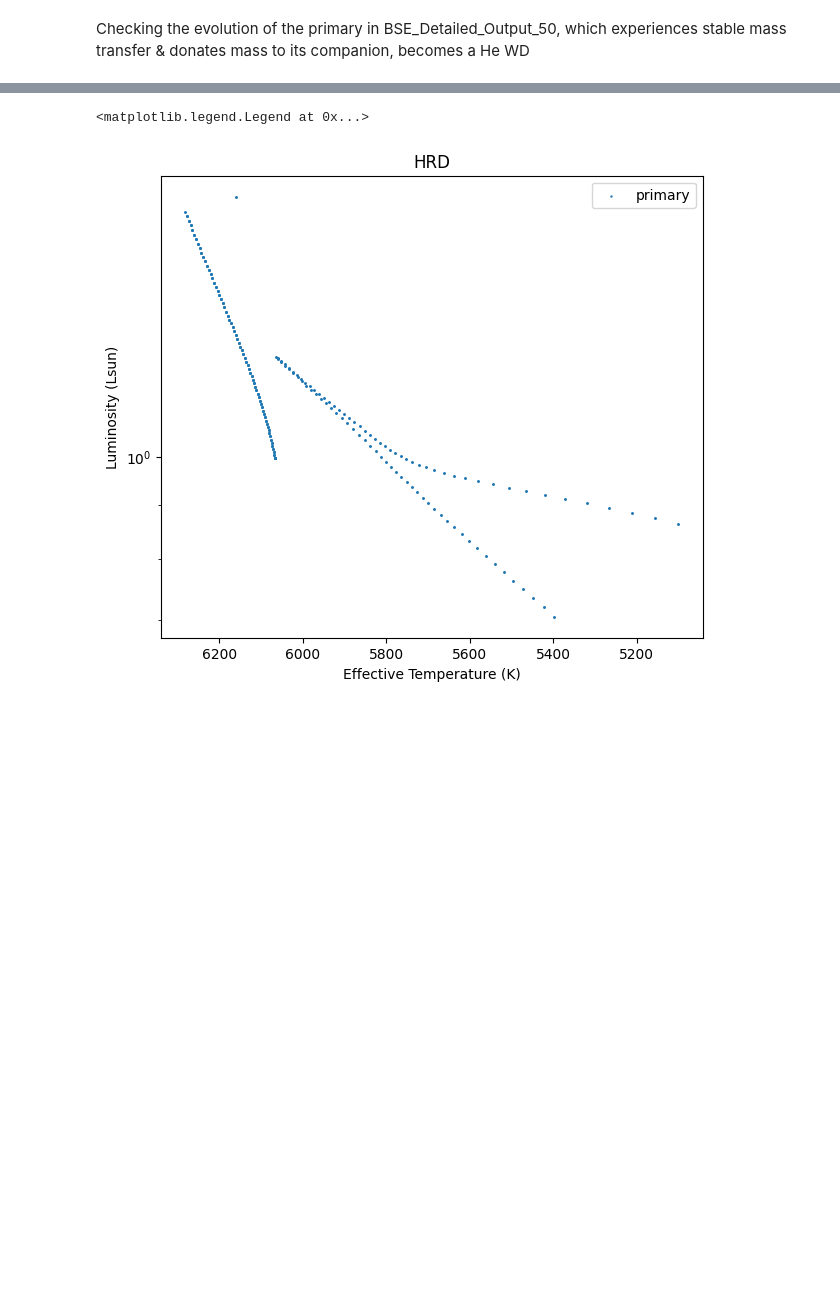
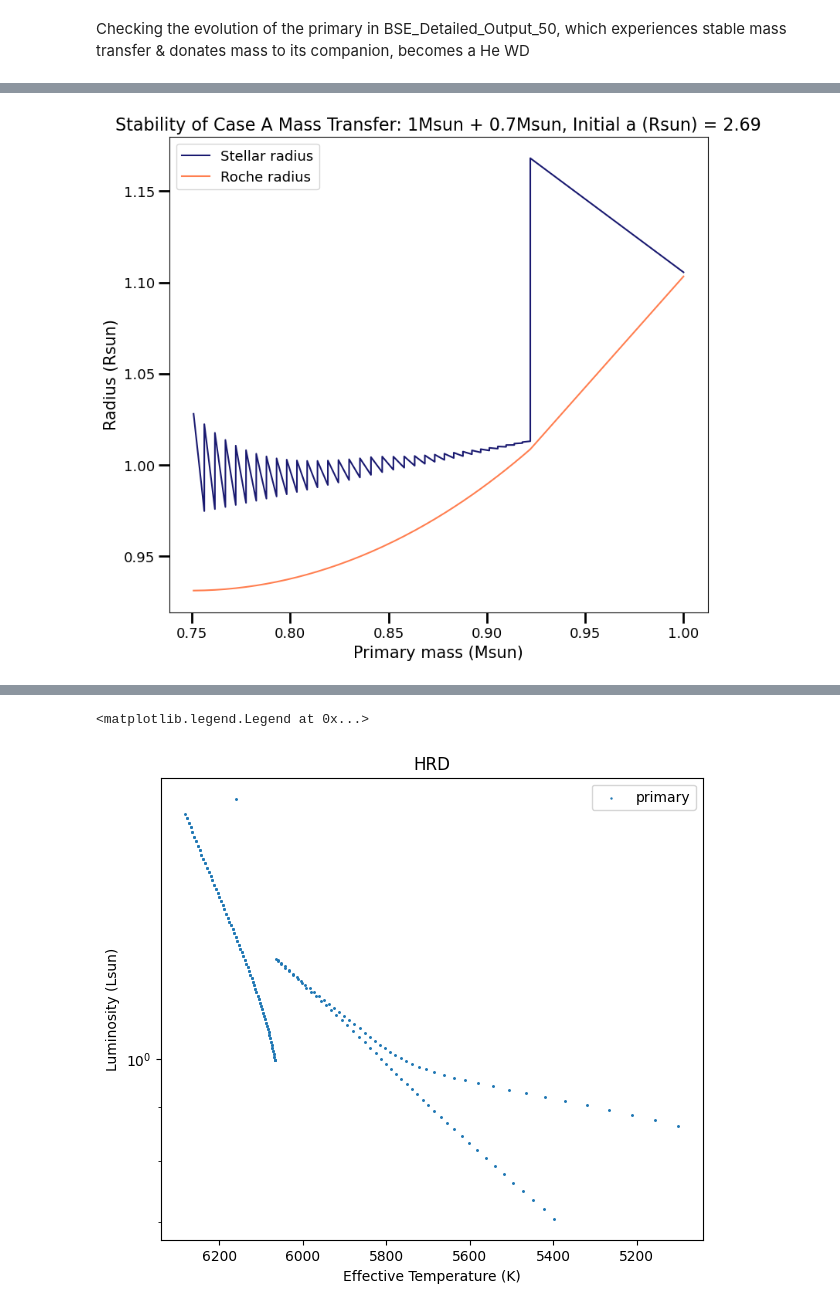
Before and after one commit to mkim0029/COMPAS, a Jupyter notebook: src/Z_0.008/Detailed_Output/read.ipynb, the cells around one changed output, grey strips where cells are left out. Cells and saved outputs as stored; diff of their text form; code cells hidden in the pictures; blank space fills up the shorter version.

```diff
--- a/src/Z_0.008/Detailed_Output/read.ipynb
+++ b/src/Z_0.008/Detailed_Output/read.ipynb
@@ -43,3 +66,22 @@ plt.legend()
+# %%
+df = pd.read_csv('BSE_Detailed_Output_50.csv', sep = ',', header = 2)
+init_a = round(float(df['     SemiMajorAxis      '].iloc[0]),2)
+df1 = restrict(df, 'MT_History', 1, 1)
+
+plt.figure(figsize=(9, 8))
+plt.plot(df1['        Mass(1)         '], df1['       Radius(1)        '], label='Stellar radius', c = '#191970')
+plt.plot(df1['        Mass(1)         '], df1['      RocheLobe(1)      '], label='Roche radius', c = '#FF7F50')
+plt.title('Stability of Case A Mass Transfer: 1Msun + 0.7Msun, Initial a (Rsun) = ' + str(init_a), fontsize = 16)
+plt.xlabel('Primary mass (Msun)',fontsize = 15)
+plt.ylabel('Radius (Rsun)',fontsize = 15)
+plt.yticks(fontsize=13)
+plt.xticks(fontsize=13)
+plt.legend(fontsize = 13)
+plt.tick_params(axis='both', which='major', length=10, width=2)
+plt.tick_params(axis='both', which='minor', length=5, width=1)
+plt.savefig("Radius_test.pdf", format="pdf", bbox_inches='tight')
+# %% [output]
+[figure, added]
 # %%
 plt.figure(figsize=(7, 7))
 sns.scatterplot(data=df, x='        Teff(2)         ', y='     Luminosity(2)      ', hue='Stellar_Type(1)', palette='Spectral', legend='full')
```
Also changed, not shown: parts of 5 cells of this notebook.
